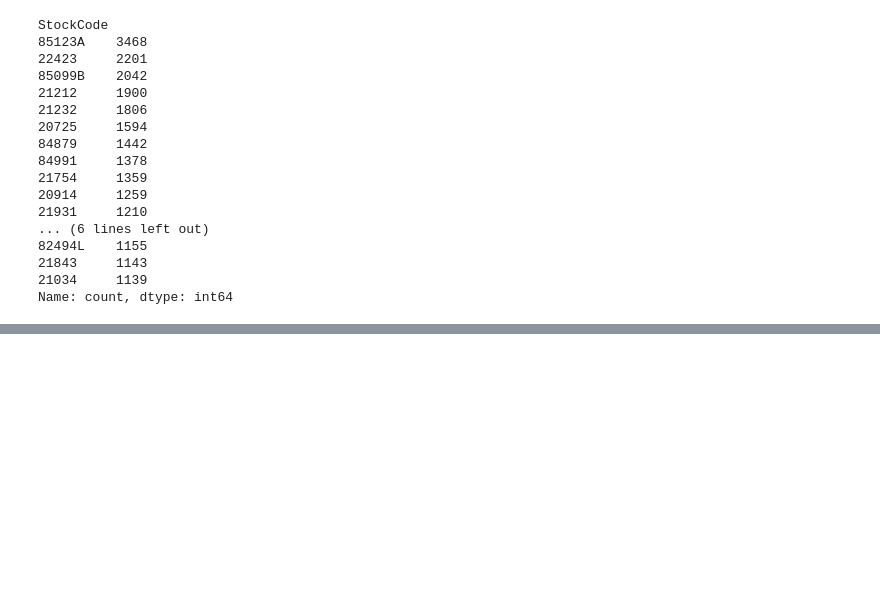
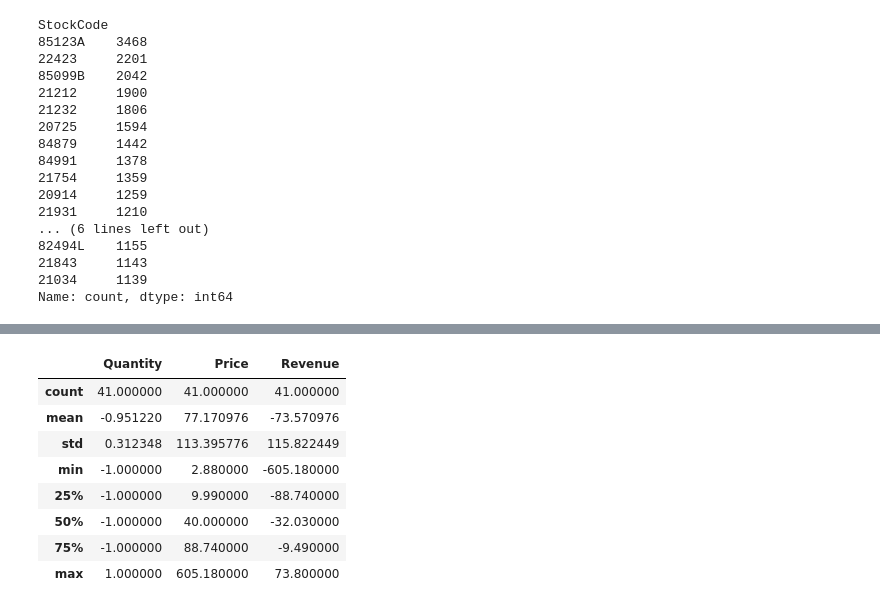
Before and after one commit to chiragkalucha/RetailPulse-Analytics, a Jupyter notebook: notebooks/eda1.ipynb, the cells around one changed output, grey strips where cells are left out. Drawn from its saved outputs; the diff is of its cells as text; code cells hidden in the pictures; blank space fills up the shorter version.

```diff
--- a/notebooks/eda1.ipynb
+++ b/notebooks/eda1.ipynb
@@ -225,0 +270,12 @@ Name: count, dtype: int64
+# %%
+df_clean[df_clean['StockCode'] == 'S'][['Quantity', 'Price', 'Revenue']].describe()
+# %% [output]
+|  | Quantity | Price | Revenue |
+| count | 41.000000 | 41.000000 | 41.000000 |
+| mean | -0.951220 | 77.170976 | -73.570976 |
+| std | 0.312348 | 113.395776 | 115.822449 |
+| min | -1.000000 | 2.880000 | -605.180000 |
+| 25% | -1.000000 | 9.990000 | -88.740000 |
+| 50% | -1.000000 | 40.000000 | -32.030000 |
+| 75% | -1.000000 | 88.740000 | -9.490000 |
+| max | 1.000000 | 605.180000 | 73.800000 |
```
Also changed, not shown: parts of 3 cells of this notebook, 1 other file.
